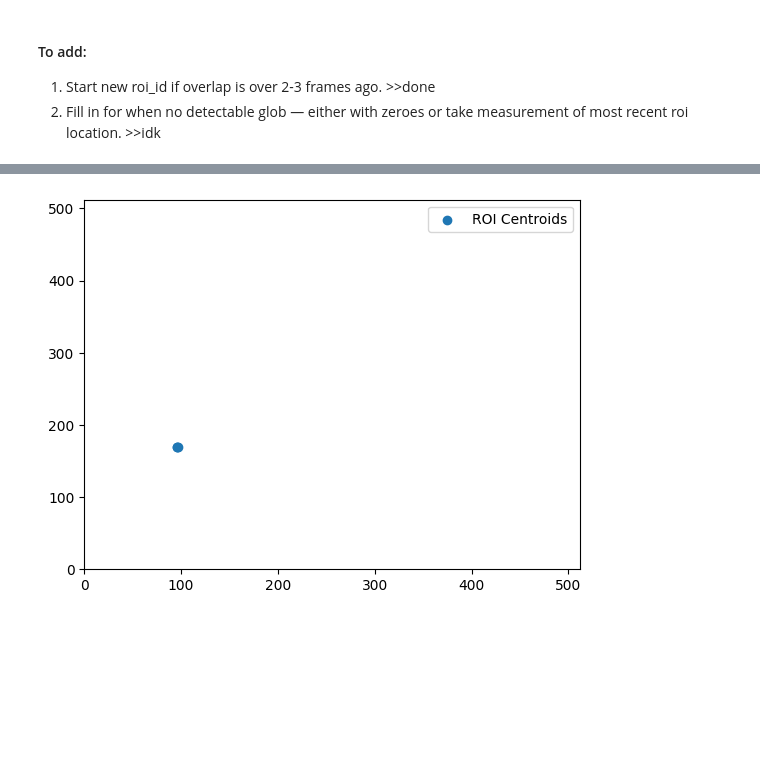
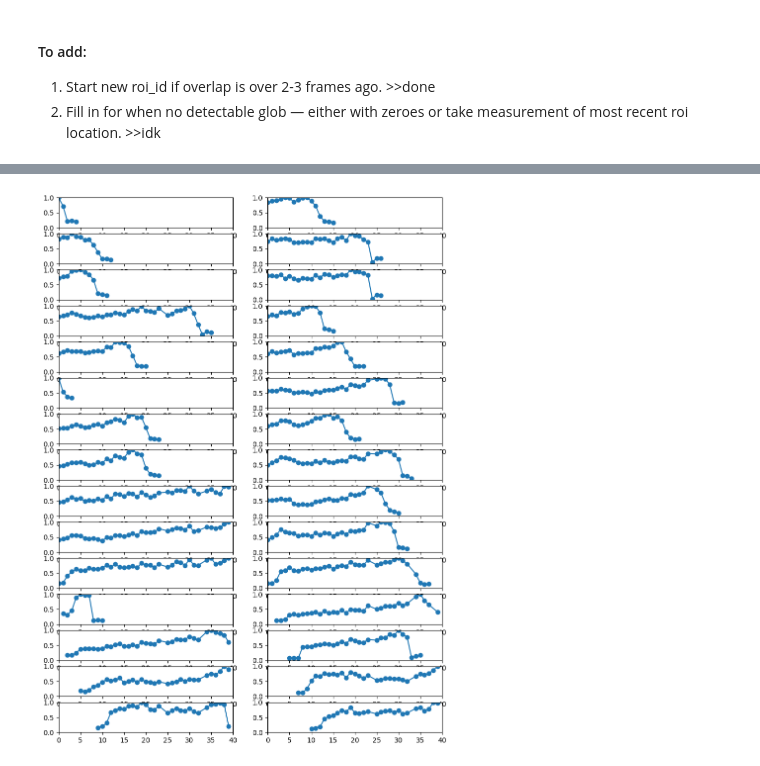
Before and after one commit to jglichowsk/organelle-measure, a Jupyter notebook: organelle_measure/notebooks/myo1-globular-timelapse-analysis.ipynb, the cells around one changed output, grey strips where cells are left out. Saved outputs shown, nothing was run; the diff lists cells and outputs as text; code cells hidden in the pictures; blank space fills up the shorter version.

```diff
--- a/organelle_measure/notebooks/myo1-globular-timelapse-analysis.ipynb
+++ b/organelle_measure/notebooks/myo1-globular-timelapse-analysis.ipynb
@@ -233,5 +274,28 @@ Average background pixel intensity of 20. Average Roi average pixel intensity 25
-# %%
-# roi_paths(df_20251212, 5)
-roi_paths(test, 1)
-# %% [output]
-[figure, removed]
+# %%
+def roi_subplots(df: pd.DataFrame, num_rows: int, num_columns: int=2, metric: str='sum'):
+    """
+    Args: Dataframe containing ROI_ID and pixel metric info, row & column dimensions, and optional argument to designate alternative metric.
+    Outputs: Figure consisting of subplots.
+    """
+    plt.figure(figsize=(10,50))
+    for roi_id in np.unique(df['ROI_ID'].values)[0:30]:
+        plt.subplot(num_rows,num_columns,roi_id+1) #locate subplot to use
+        roi_subset=df[df['ROI_ID'].values==roi_id].sort_values(by=['frame']) #apply roi mask and sort according to frame to deal with buffer frames out of order
+        plt.plot(roi_subset['frame'].values,roi_subset[metric].values/np.max(roi_subset[metric].values)) #plots desired metric as function of frame (proxy for time)
+        plt.scatter(roi_subset['frame'].values,roi_subset[metric].values/np.max(roi_subset[metric].values), label='ROI_'+str(roi_id))
+        # plt.ylabel('Pixel Intesity (AU)')
+        # plt.xlabel('Frame (5 min intervals)')
+        plt.ylim(0,1)
+        plt.xlim(0,40)
+        # plt.legend(loc='upper left', fontsize='small')
+        # plt.title('ROI '+str(roi_id))
+
+    plt.show()
+
+## Another aspect is analysis code not filling in undetected rois in near past/future -> add a couple frame buffer? Especially after
+#   signal dimming/being lost for the first time.
+## Possibly still also problem with signal plots inaccurately starting at frame 0.
+# %%
+roi_subplots(df_01222026, num_rows=int(len(np.unique(df_01222026['ROI_ID'].values))/2))
+# %% [output]
+[figure, added]
```
Also changed, not shown: parts of 17 cells of this notebook, 13 other files.
